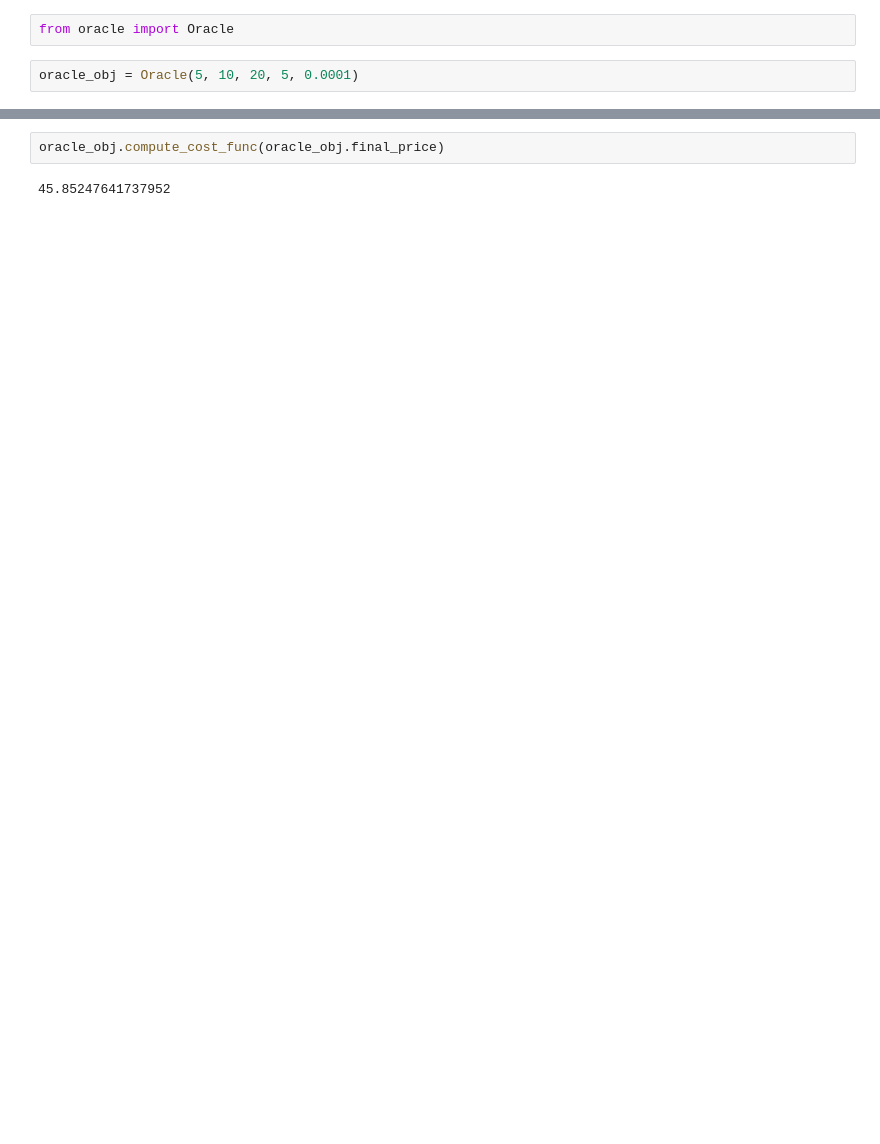
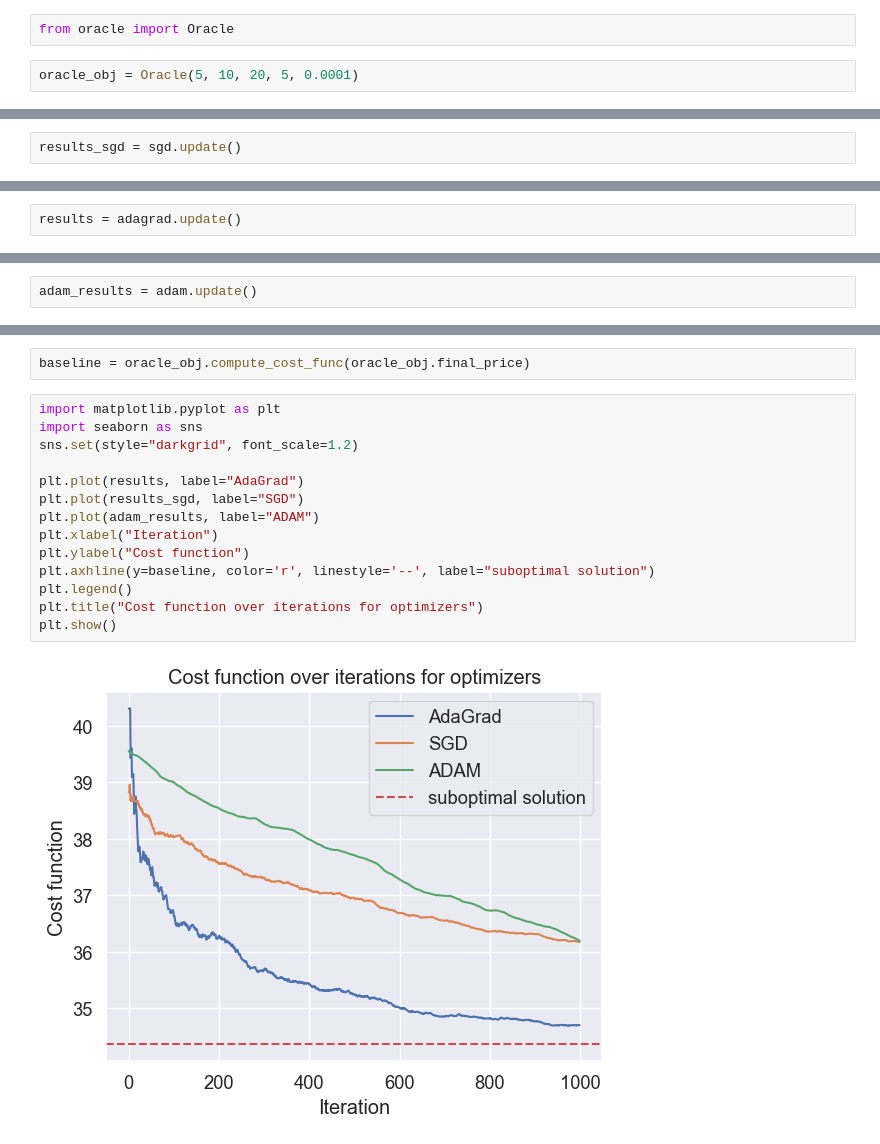
Before and after one commit to WJakubowsk/pricing_optimization_methods, a Jupyter notebook: src/test2.ipynb, the cells around one changed output, grey strips where cells are left out. Saved outputs shown, nothing was run; the diff lists cells and outputs as text; blank space fills up the shorter version.

```diff
--- a/src/test2.ipynb
+++ b/src/test2.ipynb
@@ -87,0 +158,2 @@ array([0.17478522, 0.63890869, 0.62260687, 0.08220661, 0.61322398,
+# %%
+results_sgd = sgd.update()
@@ -87,0 +178,2 @@ array([0.17478522, 0.63890869, 0.62260687, 0.08220661, 0.61322398,
+# %%
+results = adagrad.update()
@@ -87,0 +198,2 @@ array([0.17478522, 0.63890869, 0.62260687, 0.08220661, 0.61322398,
+# %%
+adam_results = adam.update()
@@ -88,4 +218,18 @@ array([0.17478522, 0.63890869, 0.62260687, 0.08220661, 0.61322398,
 # %%
-oracle_obj.compute_cost_func(oracle_obj.final_price)
+baseline = oracle_obj.compute_cost_func(oracle_obj.final_price)
-# %% [output]
-45.85247641737952
+# %%
+import matplotlib.pyplot as plt
+import seaborn as sns
+sns.set(style="darkgrid", font_scale=1.2)
+
+plt.plot(results, label="AdaGrad")
+plt.plot(results_sgd, label="SGD")
+plt.plot(adam_results, label="ADAM")
+plt.xlabel("Iteration")
+plt.ylabel("Cost function")
+plt.axhline(y=baseline, color='r', linestyle='--', label="suboptimal solution")
+plt.legend()
+plt.title("Cost function over iterations for optimizers")
+plt.show()
+# %% [output]
+[figure, added]
```
Also changed, not shown: parts of 10 cells of this notebook.
